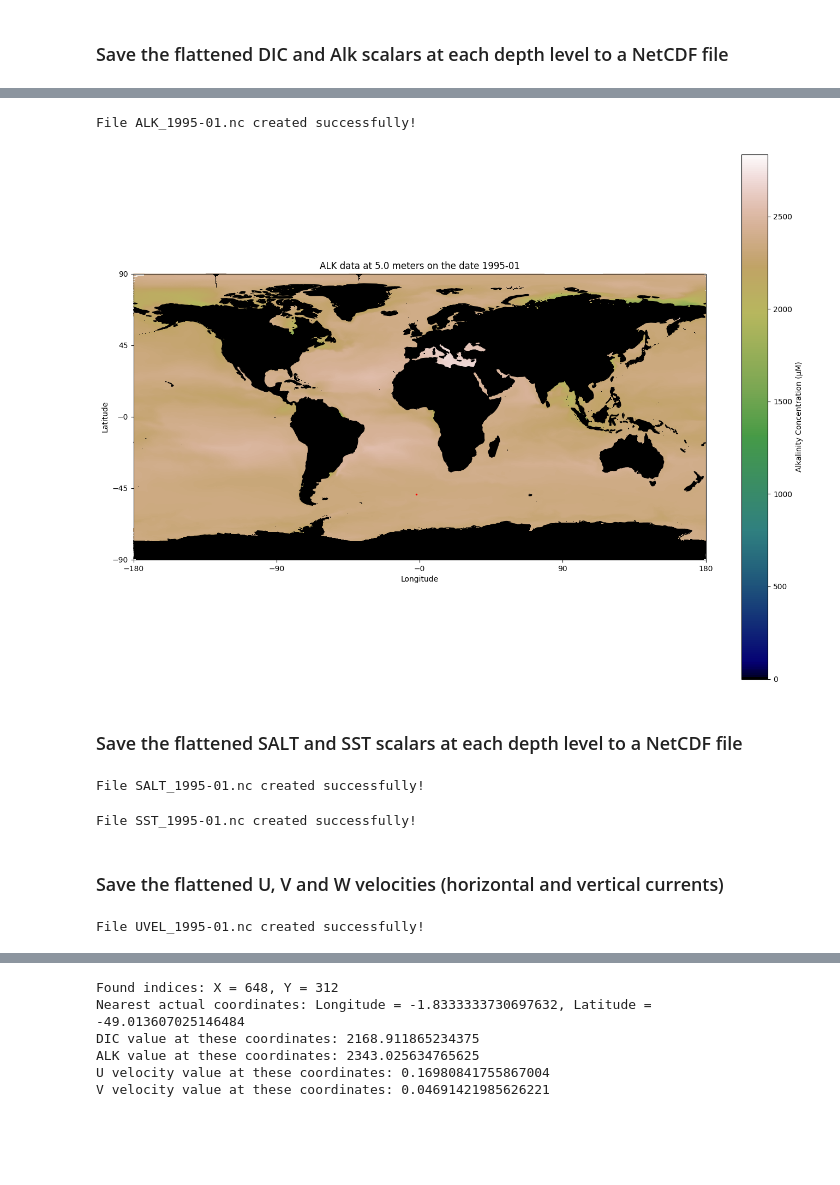
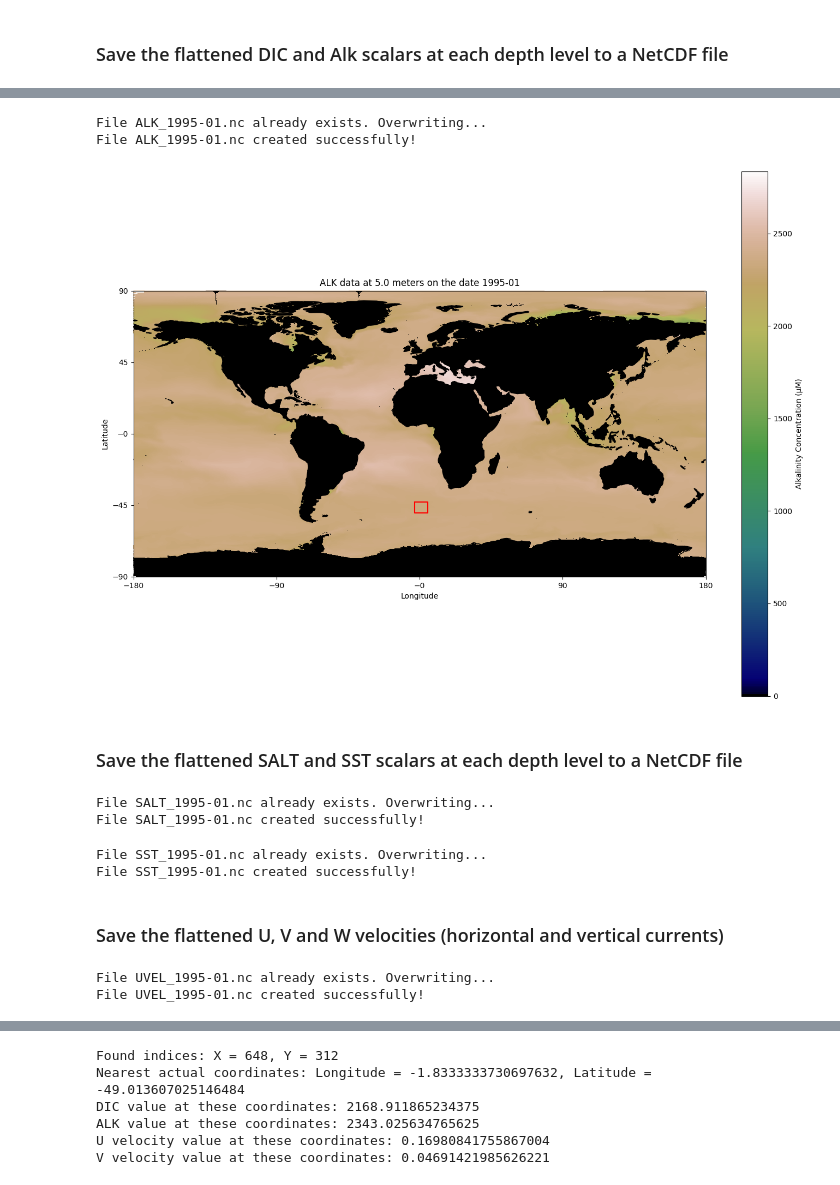
Before and after one commit to ocebousquet/rapid_mCDR_horizontal, a Jupyter notebook: DatasLLC270/read-create_LLC270data.ipynb, the cells around one changed output, grey strips where cells are left out. Saved outputs shown, nothing was run; the diff lists cells and outputs as text; code cells hidden in the pictures; blank space fills up the shorter version.

```diff
--- a/DatasLLC270/read-create_LLC270data.ipynb
+++ b/DatasLLC270/read-create_LLC270data.ipynb
@@ -352,45 +353,46 @@ ny = 13 * nx  # Number of grid points in the y-direction
 nz = 50  # Number of vertical layers
 
 # Read and flatten binary data (ALK)
-data = MITgcmutils.utils.readbin(f"ALK.{file}.data", (nz, ny, nx), dataprec="float32", machineformat="b")
+data = MITgcmutils.utils.readbin(f"ECCO-Darwin_data\\ALK.{file}.data", (nz, ny, nx), dataprec="float32", machineformat="b")
 ALK = np.array([flat(data[depth, :, :]) for depth in range(nz)])
 
 # Create the NetCDF file for ALK data
 create_netcdf("ALK", dtime, ALK, time_start, Z, flat_XC_inter[0, :, :], flat_YC_inter[0, :, :],
-              date=date_start, var_units="µM", var_long_name="Alkalinity Concentration")
+              date=date_start, var_units="µM", var_long_name="Alkalinity Concentration",
+              depth_comment="Depth of tracer grid cell center")
 # %% [output]
+File ALK_1995-01.nc already exists. Overwriting...
 File ALK_1995-01.nc created successfully!
 # %%
 # Open the NetCDF file
 filename = f"ALK_{dtime}.nc"
 dataset = Dataset(filename, "r")
 
 # Retrieve the data from the variables
 latitudes = dataset.variables["Latitude"][:, :]
 longitudes = dataset.variables["Longitude"][:, :]
 depth = dataset.variables["Depth"][:]
 ALK = dataset.variables["ALK"][:, :]  # ALK data (with dimensions: time, depth, latitude, longitude)
 title = dataset.variables["ALK"].getncattr("long_name")
 unit = dataset.variables["ALK"].getncattr("units")
 
 # Select a specific time and depth value
 time_idx = 0  # First time step
 depth_idx = 0  # First depth level
 
 # Extract the data for the selected time and depth
 ALK_selected = ALK[time_idx, depth_idx, :, :]
 
-dataset.close()
-
-# Define the scatter point (longitude, latitude)
-scatter_point = (-2, -49)
+# Define the extent to zoom into the region of interest
+extent = [-3, 5, -43, -50]
 
 # Plot the DIC data with the selected scatter point
 plot_flat_data(longitudes, latitudes, ALK_selected, variable_name="ALK", colorbar_title=title, unit=unit,
-               depth_value=depth[depth_idx], time_value=dtime, scatter_point=scatter_point,
-               cmap="gist_earth")
+               depth_value=depth[depth_idx], time_value=dtime, extent=extent, cmap="gist_earth")
+
+dataset.close()
 # %% [output]
-[figure, old version]
+[figure, new version]
 # %% [markdown]
 ### Save the flattened SALT and SST scalars at each depth level to a NetCDF file
 # %%
@@ -400,13 +402,15 @@ ny = 13 * nx  # Number of grid points in the y-direction
 nz = 50  # Number of vertical layers
 
 # Read and flatten binary data (SALT)
-data = MITgcmutils.utils.readbin(f"SALTanom.{file}.data", (nz, ny, nx), dataprec="float32", machineformat="b")
+data = MITgcmutils.utils.readbin(f"ECCO-Darwin_data\\SALTanom.{file}.data", (nz, ny, nx), dataprec="float32", machineformat="b")
 SALT = np.array([flat(data[depth, :, :]) for depth in range(nz)])
 
 # Create a NetCDF file for SALT data
 create_netcdf("SALT", dtime, SALT, time_start, Z, flat_XC_inter[0, :, :], flat_YC_inter[0, :, :],
-              date=date_start, var_units="PSU", var_long_name="Practical Salinity")
+              date=date_start, var_units="PSU", var_long_name="Practical Salinity",
+              depth_comment="Depth of tracer grid cell center")
 # %% [output]
+File SALT_1995-01.nc already exists. Overwriting...
 File SALT_1995-01.nc created successfully!
 # %%
 # Define grid dimensions
@@ -415,13 +419,15 @@ ny = 13 * nx  # Number of grid points in the y-direction
 nz = 1  # Number of vertical layers
 
 # Read and flatten binary data (SST)
-data = MITgcmutils.utils.readbin(f"SST.{file}.data", (nz, ny, nx), dataprec="float32", machineformat="b")
+data = MITgcmutils.utils.readbin(f"ECCO-Darwin_data\\SST.{file}.data", (nz, ny, nx), dataprec="float32", machineformat="b")
 SST = np.array([flat(data[depth, :, :]) for depth in range(nz)])
 
 # Create a NetCDF file for SST data
 create_netcdf("SST", dtime, SST, time_start, np.array([Z[0]]),
-              flat_XC_inter[0, :, :], flat_YC_inter[0, :, :], date=date_start, var_units="°C", var_long_name="Sea Surface Temperature")
+              flat_XC_inter[0, :, :], flat_YC_inter[0, :, :], date=date_start, var_units="°C",
+              var_long_name="Sea Surface Temperature", depth_comment="Depth of tracer grid cell center")
 # %% [output]
+File SST_1995-01.nc already exists. Overwriting...
 File SST_1995-01.nc created successfully!
 # %% [markdown]
 ### Save the flattened U, V and W velocities (horizontal and vertical currents)
@@ -432,7 +438,7 @@ ny = 13 * nx  # Number of grid points in the y-direction
 nz = 50  # Number of vertical layers
 
 # Read and flatten binary data (U)
-data = MITgcmutils.utils.readbin(f"uVel_C.{file}.data", (nz, ny, nx), dataprec="float32", machineformat="b")
+data = MITgcmutils.utils.readbin(f"ECCO-Darwin_data\\uVel_C.{file}.data", (nz, ny, nx), dataprec="float32", machineformat="b")
 U = np.array([flat(data[depth, :, :]) for depth in range(nz)])
 
 # Create the NetCDF file for U velocity
@@ -440,6 +446,7 @@ create_netcdf("UVEL", dtime, U, time_start, Z, flat_XG_inter[0, :, :],
               flat_YC_inter[0, :, :], date=date_start, var_units="m/s",
               var_long_name="Zonal Velocity", depth_comment="Depth of tracer grid cell center")
 # %% [output]
+File UVEL_1995-01.nc already exists. Overwriting...
 File UVEL_1995-01.nc created successfully!
 # %%
 # Open the NetCDF file and retrieve the data
```
Also changed, not shown: parts of 8 cells of this notebook, 1 other file.
